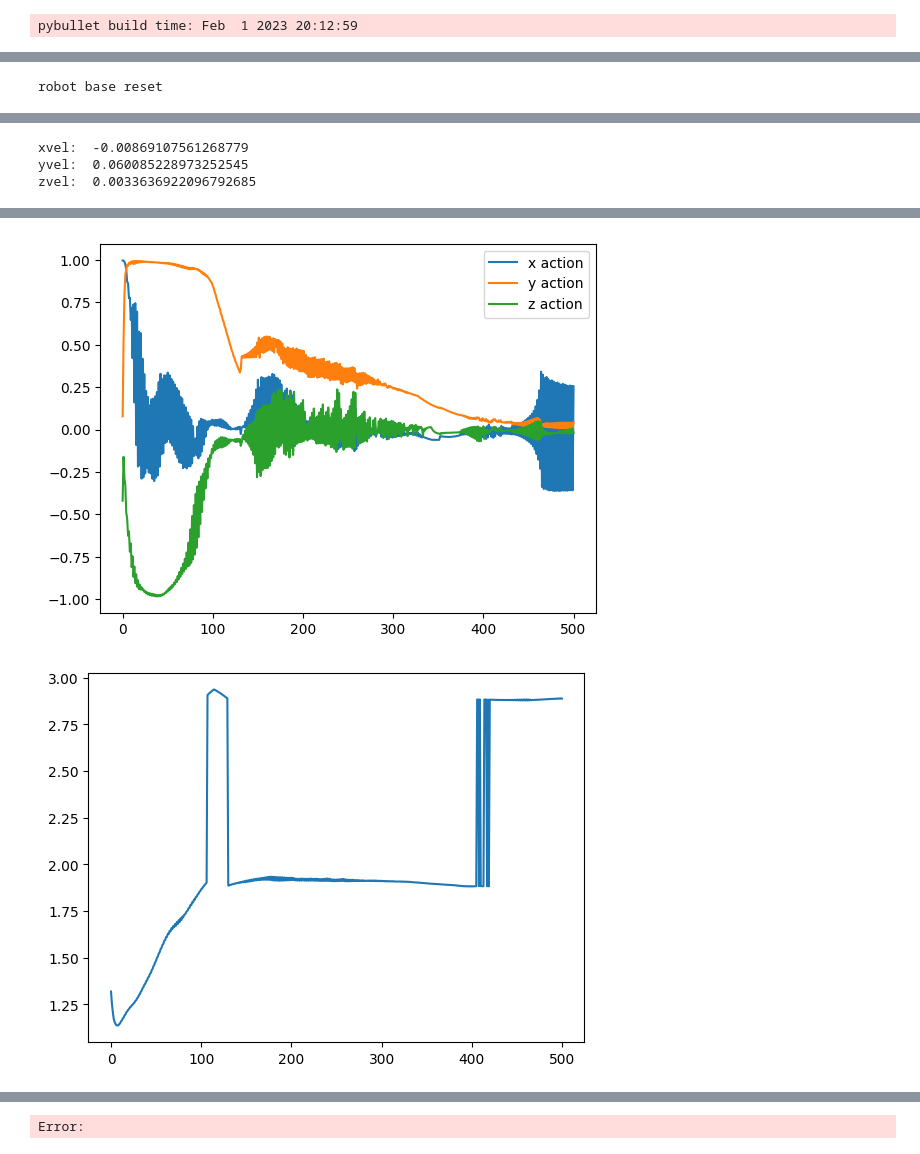
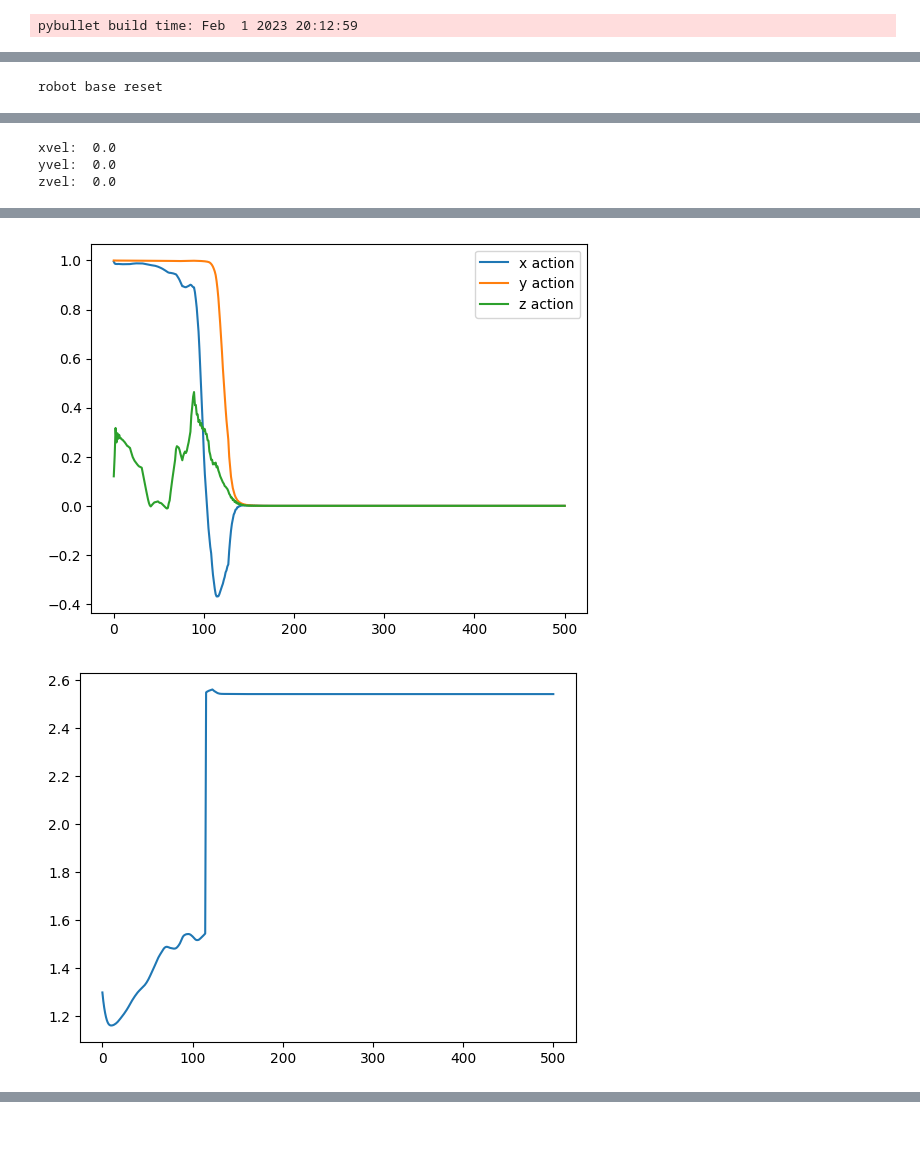
Before and after one commit to baha2r/Fanuc_Robotiq_Grasp, a Jupyter notebook: EnvDebug.ipynb, the cells around one changed output, grey strips where cells are left out. Saved outputs shown, nothing was run; the diff lists cells and outputs as text; code cells hidden in the pictures.

```diff
--- a/EnvDebug.ipynb
+++ b/EnvDebug.ipynb
@@ -24,7 +24,7 @@ def main():
 
     env = robotiqGymEnv(records=True, renders=True)
 
-    dir = "models/20230303-12:31PM_SAC_M1000_0.05/best_model.zip"
+    dir = "models/20230303-12:11AM_SAC_M10000_0.03/best_model.zip"
     model = SAC.load(dir)
 
     # mean_reward, std_reward = evaluate_policy(model, env, n_eval_episodes=10)
@@ -152,3 +152,3 @@ frame= 1881 fps= 46 q=30.0 size=    1280kB time=00:00:30.00 bitrate= 349.5kbits/
-xvel:  -0.00869107561268779
-yvel:  0.060085228973252545
-zvel:  0.0033636922096792685
+xvel:  0.0
+yvel:  0.0
+zvel:  0.0
@@ -155,2 +156,2 @@ zvel:  0.0033636922096792685
-[figure, old version]
+[figure, new version]
-[figure, old version]
+[figure, new version]
@@ -162 +161,0 @@ X connection to :0 broken (explicit kill or server shutdown).itrate= 264.8kbits/
-Error:
```
Also changed, not shown: parts of 1 cell of this notebook, 6 other files.
